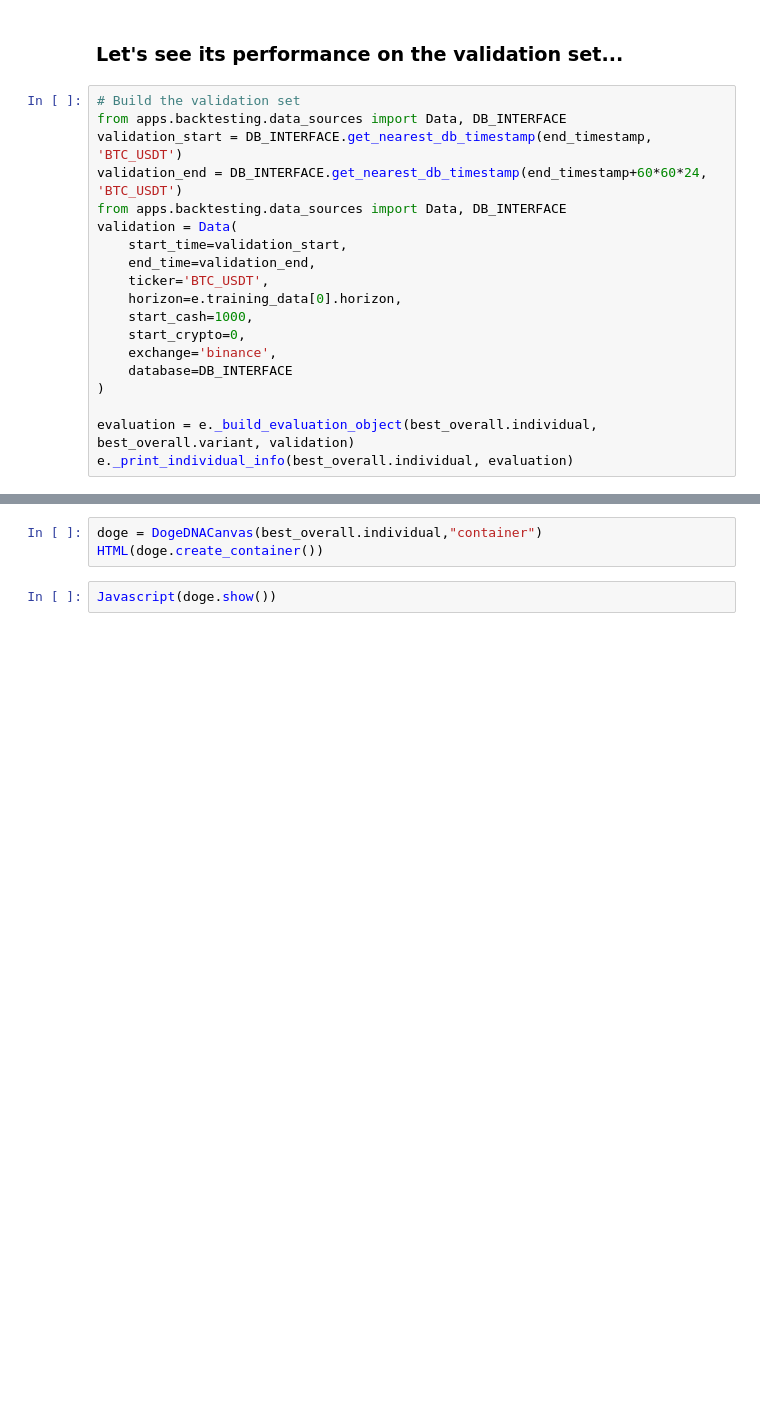
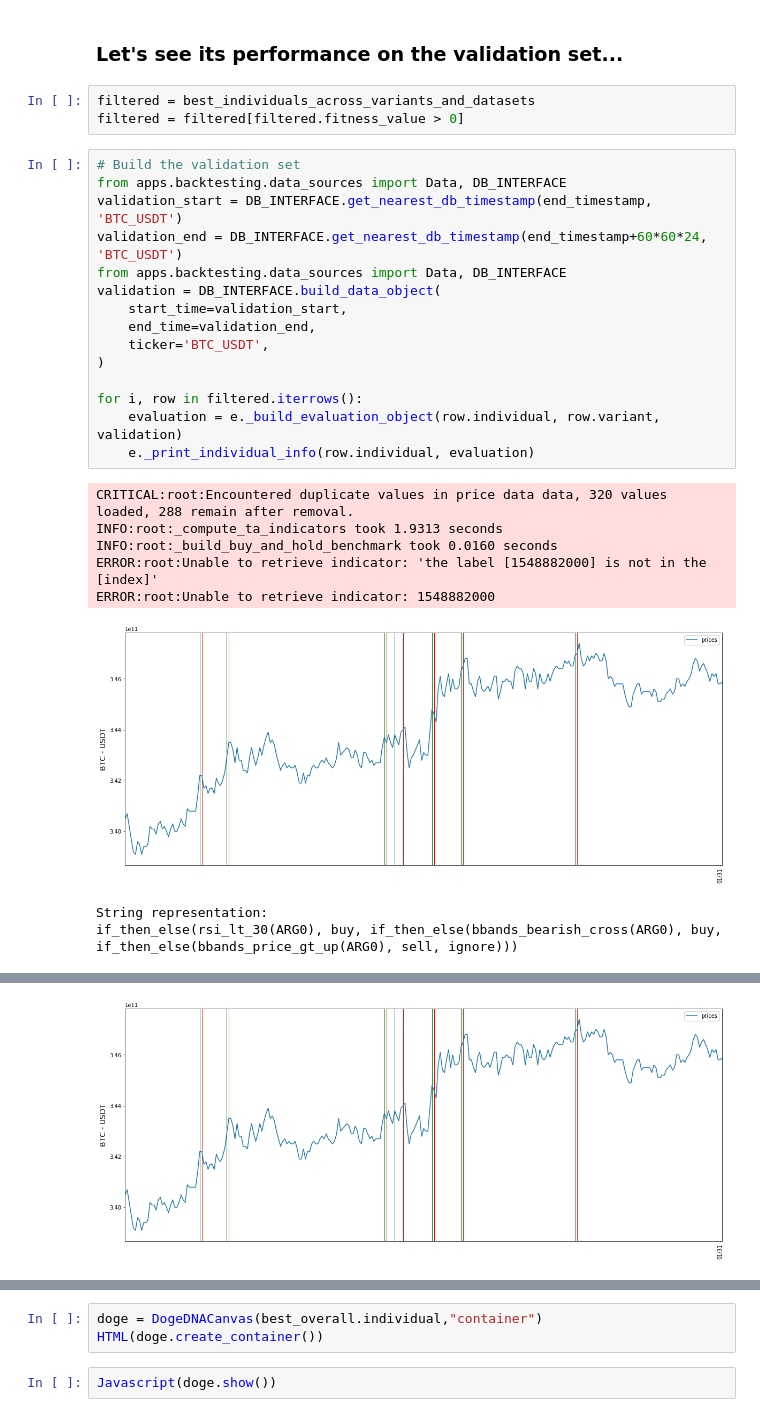
Before and after one commit to IntelligentTrading/clover, a Jupyter notebook: notebooks/gp_experiments.ipynb, the cells around one changed output, grey strips where cells are left out. Cells and saved outputs as stored; diff of their text form; blank space fills up the shorter version.

Commit message:
Updates to the fitness function and notebook, remove TAProviderCollection references.

```diff
--- a/notebooks/gp_experiments.ipynb
+++ b/notebooks/gp_experiments.ipynb
@@ -59,21 +215,29 @@ for evaluation in evaluations:
 # %% [markdown]
 ### Let's see its performance on the validation set...
+# %%
+filtered = best_individuals_across_variants_and_datasets
+filtered = filtered[filtered.fitness_value > 0]
 # %%
 # Build the validation set
 from apps.backtesting.data_sources import Data, DB_INTERFACE
 validation_start = DB_INTERFACE.get_nearest_db_timestamp(end_timestamp, 'BTC_USDT')
 validation_end = DB_INTERFACE.get_nearest_db_timestamp(end_timestamp+60*60*24, 'BTC_USDT')
 from apps.backtesting.data_sources import Data, DB_INTERFACE
-validation = Data(
+validation = DB_INTERFACE.build_data_object(
     start_time=validation_start,
     end_time=validation_end,
     ticker='BTC_USDT',
-    horizon=e.training_data[0].horizon,
-    start_cash=1000,
-    start_crypto=0,
-    exchange='binance',
-    database=DB_INTERFACE
 )
 
-evaluation = e._build_evaluation_object(best_overall.individual, best_overall.variant, validation)
-e._print_individual_info(best_overall.individual, evaluation)
+for i, row in filtered.iterrows():
+    evaluation = e._build_evaluation_object(row.individual, row.variant, validation)
+    e._print_individual_info(row.individual, evaluation)
+# %% [output]
+CRITICAL:root:Encountered duplicate values in price data data, 320 values loaded, 288 remain after removal.
+INFO:root:_compute_ta_indicators took 1.9313 seconds
+INFO:root:_build_buy_and_hold_benchmark took 0.0160 seconds
+ERROR:root:Unable to retrieve indicator: 'the label [1548882000] is not in the [index]'
+ERROR:root:Unable to retrieve indicator: 1548882000
+[figure, added]
+String representation:
+if_then_else(rsi_lt_30(ARG0), buy, if_then_else(bbands_bearish_cross(ARG0), buy, if_then_else(bbands_price_gt_up(ARG0), sell, ignore)))
@@ -79,0 +262 @@ e._print_individual_info(best_overall.individual, evaluation)
+[figure, added]
```
Also changed, not shown: parts of 10 cells of this notebook, 4 other files.
